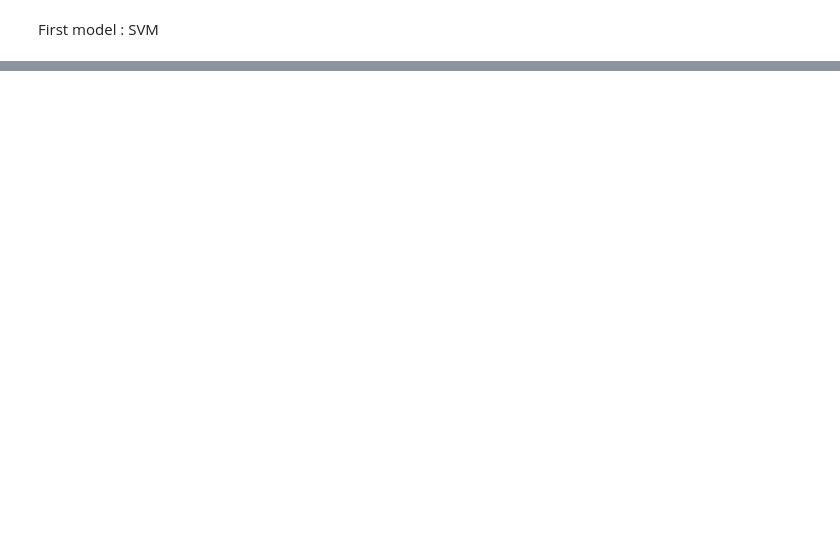
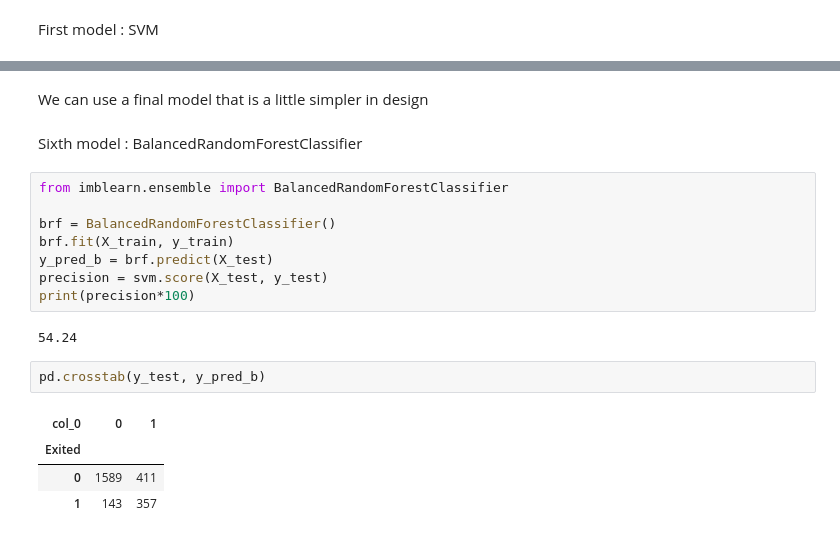
Before and after one commit to aminchk/Bank-Churn-predictions, a Jupyter notebook: churn predictions.ipynb, the cells around one changed output, grey strips where cells are left out. Cells and saved outputs as stored; diff of their text form; blank space fills up the shorter version.

```diff
--- a/churn predictions.ipynb
+++ b/churn predictions.ipynb
@@ -254,0 +353,21 @@ avg / total       0.69      0.54      0.47      0.59      0.50      0.25      25
+# %% [markdown]
+We can use a final model that is a little simpler in design
+# %% [markdown]
+Sixth model : BalancedRandomForestClassifier
+# %%
+from imblearn.ensemble import BalancedRandomForestClassifier
+
+brf = BalancedRandomForestClassifier()
+brf.fit(X_train, y_train)
+y_pred_b = brf.predict(X_test)
+precision = svm.score(X_test, y_test)
+print(precision*100)
+# %% [output]
+54.24
+# %%
+pd.crosstab(y_test, y_pred_b)
+# %% [output]
+| col_0 | 0 | 1 |
+| Exited |  |  |
+| 0 | 1589 | 411 |
+| 1 | 143 | 357 |
```
Also changed, not shown: parts of 25 cells of this notebook.
